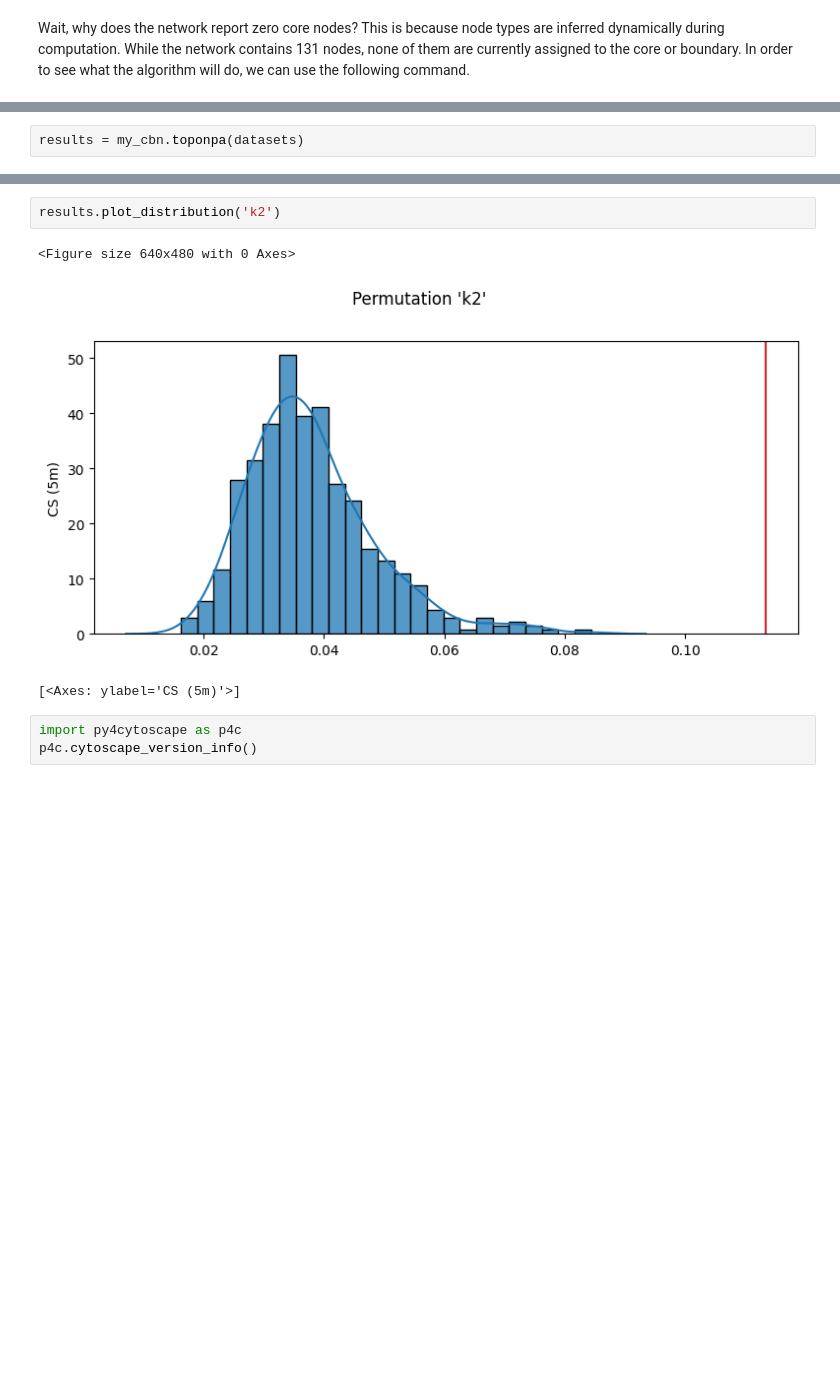
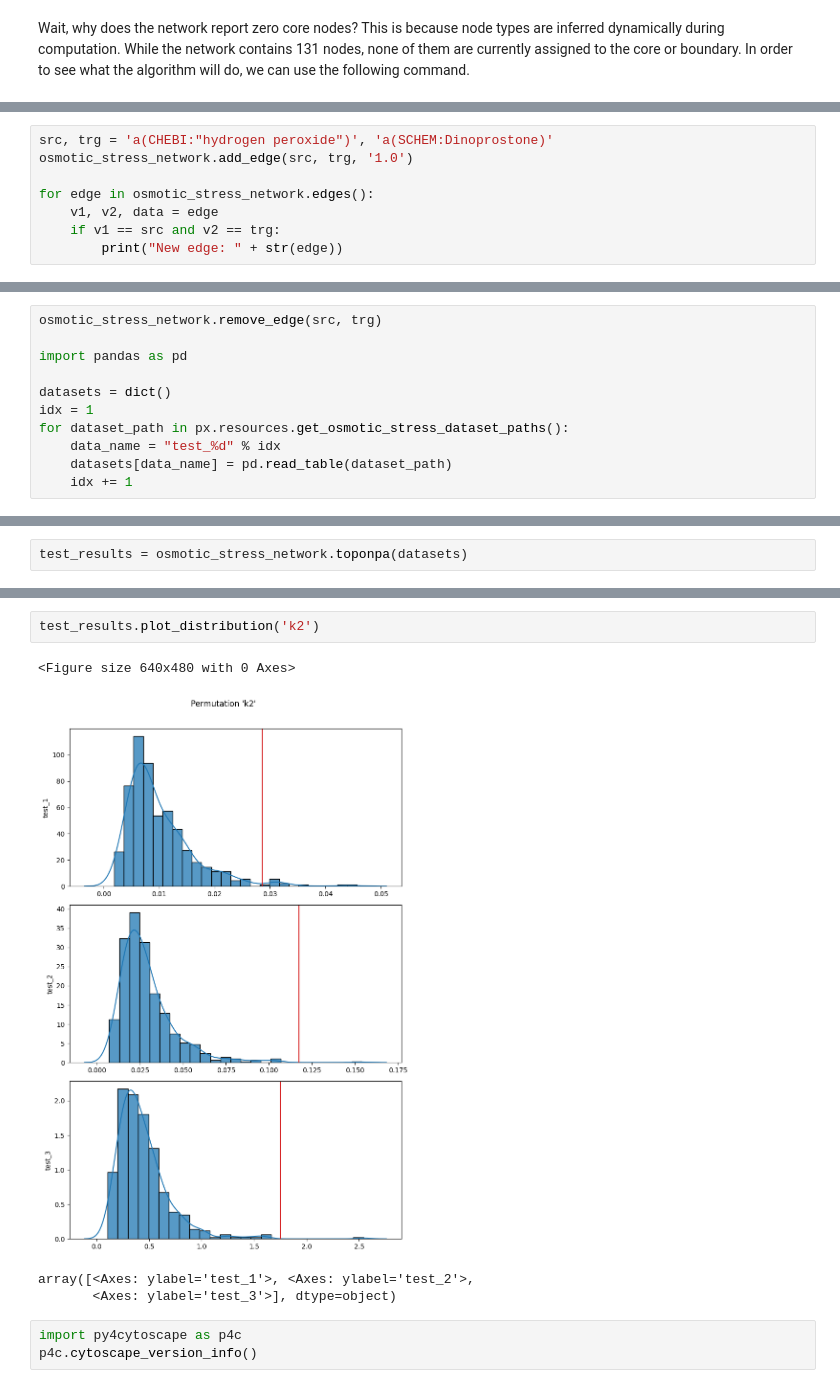
Before and after one commit to mikethenut/perturbationx, a Jupyter notebook: example.ipynb, the cells around one changed output, grey strips where cells are left out. Drawn from its saved outputs; the diff is of its cells as text; blank space fills up the shorter version.

```diff
--- a/example.ipynb
+++ b/example.ipynb
@@ -71,0 +62,8 @@ for data_id, dataset in datasets.items():
+# %%
+src, trg = 'a(CHEBI:"hydrogen peroxide")', 'a(SCHEM:Dinoprostone)'
+osmotic_stress_network.add_edge(src, trg, '1.0')
+
+for edge in osmotic_stress_network.edges():
+    v1, v2, data = edge
+    if v1 == src and v2 == trg:
+        print("New edge: " + str(edge))
@@ -71,0 +89,11 @@ for data_id, dataset in datasets.items():
+# %%
+osmotic_stress_network.remove_edge(src, trg)
+
+import pandas as pd
+
+datasets = dict()
+idx = 1
+for dataset_path in px.resources.get_osmotic_stress_dataset_paths():
+    data_name = "test_%d" % idx
+    datasets[data_name] = pd.read_table(dataset_path)
+    idx += 1
@@ -72,3 +102,3 @@ for data_id, dataset in datasets.items():
 # %%
-results = my_cbn.toponpa(datasets)
+test_results = osmotic_stress_network.toponpa(datasets)
 # %% [output]
@@ -141,9 +185,10 @@ results.distributions()
 # %%
-results.plot_distribution('k2')
+test_results.plot_distribution('k2')
 # %% [output]
 <Figure size 640x480 with 0 Axes>
-[figure, old version]
+[figure, new version]
-[<Axes: ylabel='CS (5m)'>]
+array([<Axes: ylabel='test_1'>, <Axes: ylabel='test_2'>,
+       <Axes: ylabel='test_3'>], dtype=object)
 # %%
 import py4cytoscape as p4c
 p4c.cytoscape_version_info()
```
Also changed, not shown: parts of 25 cells of this notebook.
